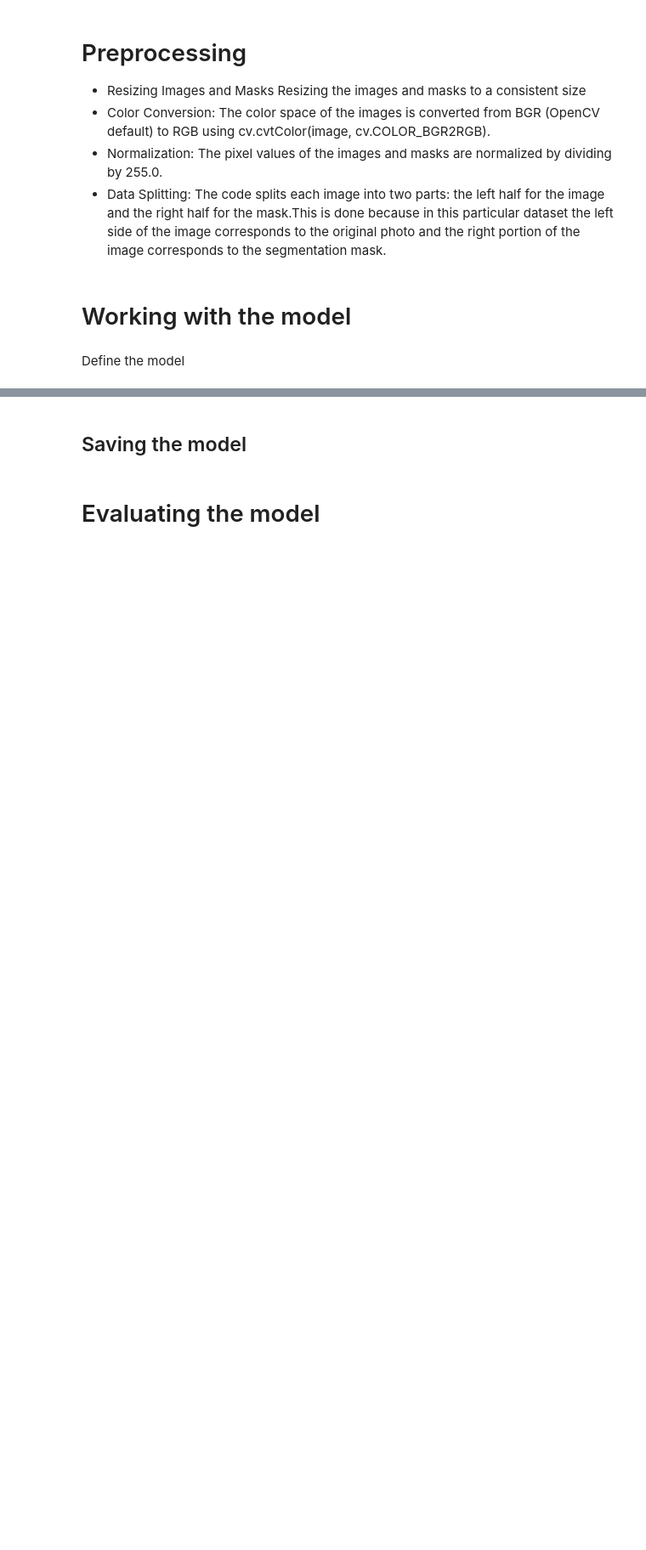
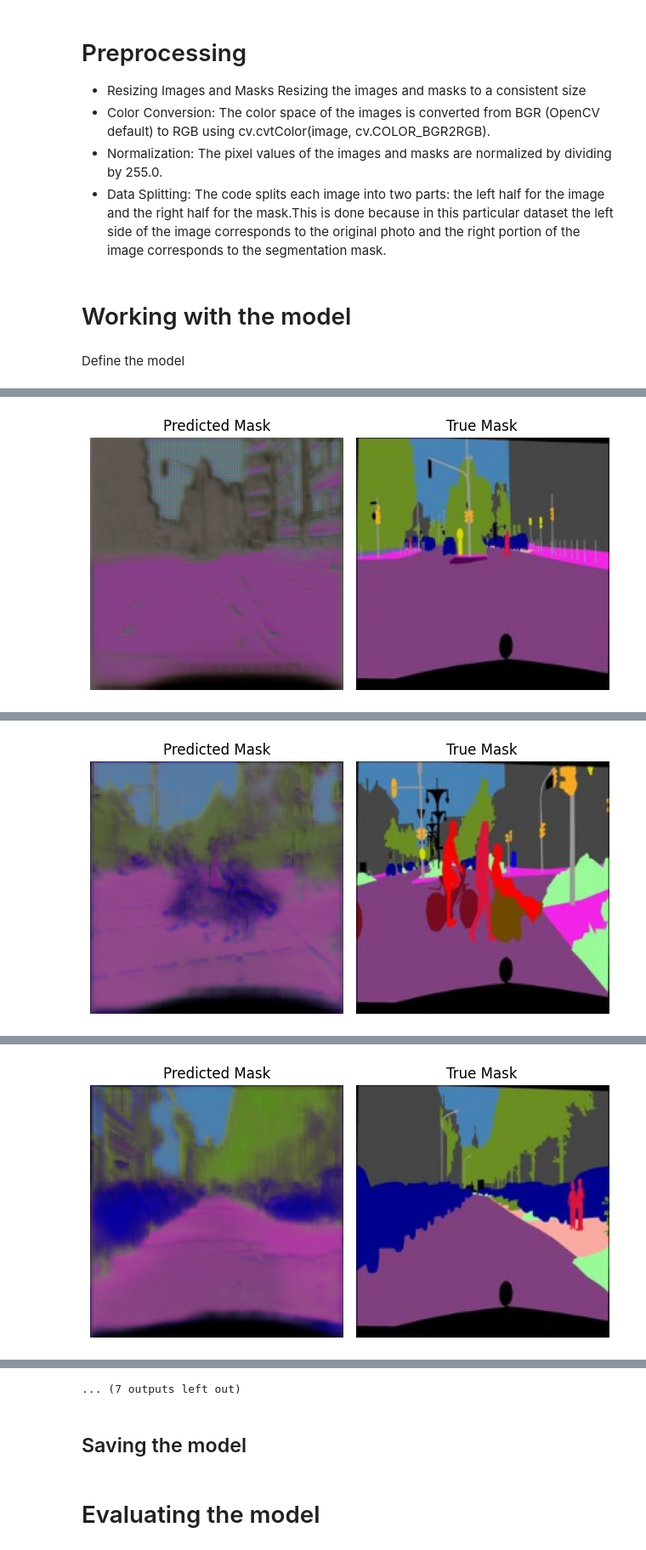
Before and after one commit to Jaime-prog/SpaceCitySplits, a Jupyter notebook: Image_Segmentation_City.ipynb, the cells around one changed output, grey strips where cells are left out. Shown at 85% size. Cells and saved outputs as stored; diff of their text form; code cells hidden in the pictures; blank space fills up the shorter version.

Commit message:
feat: Add code for image segmentation with Cityscapes dataset

```diff
--- a/Image_Segmentation_City.ipynb
+++ b/Image_Segmentation_City.ipynb
@@ -180,0 +241,71 @@ Define the model
+# %%
+import numpy as np
+
+# Convert X_train, y_train, X_valid, and y_valid to NumPy arrays
+X_train = np.array(X_train)
+y_train = np.array(y_train)
+X_valid = np.array(X_valid)
+y_valid = np.array(y_valid)
+
+# Ensure that X_train and y_train have the same number of samples
+if len(X_train) != len(y_train):
+    raise ValueError("X_train and y_train must have the same number of samples.")
+
+# Ensure that X_valid and y_valid have the same number of samples
+if len(X_valid) != len(y_valid):
+    raise ValueError("X_valid and y_valid must have the same number of samples.")
+
+with tf.device('/GPU:0'):
+    # Input Layer
+    input_layer = Input(shape=X_train.shape[-3:])
+
+    # Encoder
+    p1, c1 = EncoderLayerBlock(16,0.1)(input_layer)
+    p2, c2 = EncoderLayerBlock(32,0.1)(p1)
+    p3, c3 = EncoderLayerBlock(64,0.2)(p2)
+    p4, c4 = EncoderLayerBlock(128,0.2)(p3)
+
+    # Encoding Layer
+    c5 = EncoderLayerBlock(256,0.3,pooling=False)(p4)
+
+    # Decoder
+    d1 = DecoderLayerBlock(128,0.2)([c5, c4])
+    d2 = DecoderLayerBlock(64,0.2)([d1, c3])
+    d3 = DecoderLayerBlock(32,0.2)([d2, c2])
+    d4 = DecoderLayerBlock(16,0.2)([d3, c1])
+
+    # Output layer
+    output = Conv2D(3,kernel_size=1,strides=1,padding='same',activation='sigmoid')(d4)
+
+    # U-Net Model
+    model = keras.models.Model(
+        inputs=[input_layer],
+        outputs=[output],
+    )
+
+    # Compiling
+    model.compile(
+    loss='binary_crossentropy',
+    optimizer=Adam(learning_rate=0.001),
+    metrics=['accuracy', keras.metrics.MeanIoU(num_classes=2)]
+)
+
+    # Callbacks
+    checkpoint_filepath = "/content/gdrive/MyDrive/Desarrollo de Aplicaciones/AI_Project/checkpoints/cp.ckpt"
+    checkpoint_dir = os.path.dirname(checkpoint_filepath)
+
+# Callbacks
+    callbacks = [
+        EarlyStopping(monitor='val_loss', patience=4, restore_best_weights=True),
+        ModelCheckpoint(filepath="/content/gdrive/MyDrive/Desarrollo de Aplicaciones/AI_Project/checkpoints/cp.ckpt.weights.h5", save_weights_only=True, save_best_only=True),
+        ShowProgress()
+    ]
+
+    # Train The Model and Capture History
+    history = model.fit(
+        X_train, y_train,
+        validation_data=(X_valid, y_valid),
+        epochs=40,
+        callbacks=callbacks
+    )
+# %% [output]
@@ -180,0 +314 @@ Define the model
+[figure, added]
@@ -180,0 +318 @@ Define the model
+[figure, added]
@@ -180,0 +322 @@ Define the model
+[figure, added]
@@ -181,3 +335,4 @@ Define the model
+... (7 outputs left out)
 # %% [markdown]
 ## Saving the model
 # %%
```
Also changed, not shown: parts of 15 cells of this notebook.
